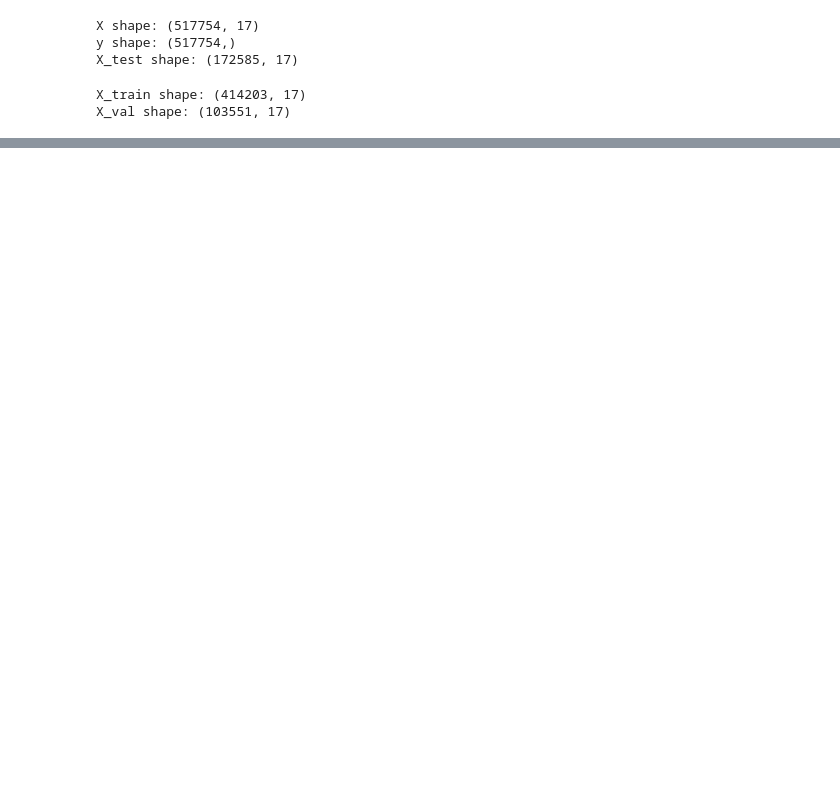
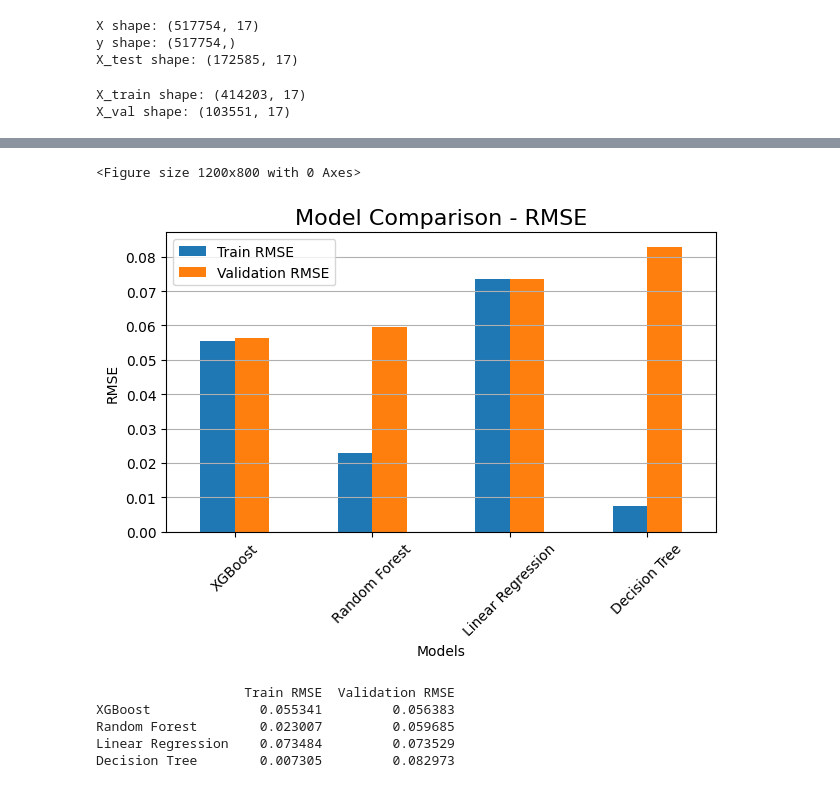
Before and after one commit to alexbond008/Predicting-Road-Accident-Risk, a Jupyter notebook: model.ipynb, the cells around one changed output, grey strips where cells are left out. Saved outputs shown, nothing was run; the diff lists cells and outputs as text; code cells hidden in the pictures; blank space fills up the shorter version.

```diff
--- a/model.ipynb
+++ b/model.ipynb
@@ -51,3 +53,20 @@ def evaluate_model(model, X_train, y_train, X_val, y_val):
     val_rmse = np.sqrt(np.mean((y_val - val_preds) ** 2))
 
     return train_rmse, val_rmse
+# %%
+# Define models
+models = {
+    'Linear Regression': LinearRegression(),
+    'Decision Tree': DecisionTreeRegressor(random_state=42),
+    'Random Forest': RandomForestRegressor(n_estimators=100, random_state=42),
+    'XGBoost': XGBRegressor(n_estimators=100, random_state=42)
+}
+
+results = {}
+
+for name, model in models.items():
+    print(f"Training {name}...")
+    train_rmse, val_rmse = evaluate_model(model, X_train, y_train, X_val, y_val)
+    results[name] = {'Train RMSE': train_rmse, 'Validation RMSE': val_rmse}
+    print(f"{name} - Train RMSE: {train_rmse:.4f}, Validation RMSE: {val_rmse:.4f}")
+    print("-" * 40)
@@ -53,0 +86,25 @@ def evaluate_model(model, X_train, y_train, X_val, y_val):
+# %%
+# Convert results to DataFrame for better visualization
+results_df = pd.DataFrame(results).T
+results_df = results_df.sort_values('Validation RMSE')
+
+# Plot results
+plt.figure(figsize=(12, 8))
+results_df.plot(kind='bar')
+plt.title('Model Comparison - RMSE', fontsize=16)
+plt.xlabel('Models')
+plt.ylabel('RMSE')
+plt.xticks(rotation=45)
+plt.grid(True, axis='y')
+plt.tight_layout()
+plt.show()
+
+print(results_df)
+# %% [output]
+<Figure size 1200x800 with 0 Axes>
+[figure, added]
+                   Train RMSE  Validation RMSE
+XGBoost              0.055341         0.056383
+Random Forest        0.023007         0.059685
+Linear Regression    0.073484         0.073529
+Decision Tree        0.007305         0.082973
```
Also changed, not shown: parts of 2 cells of this notebook.
